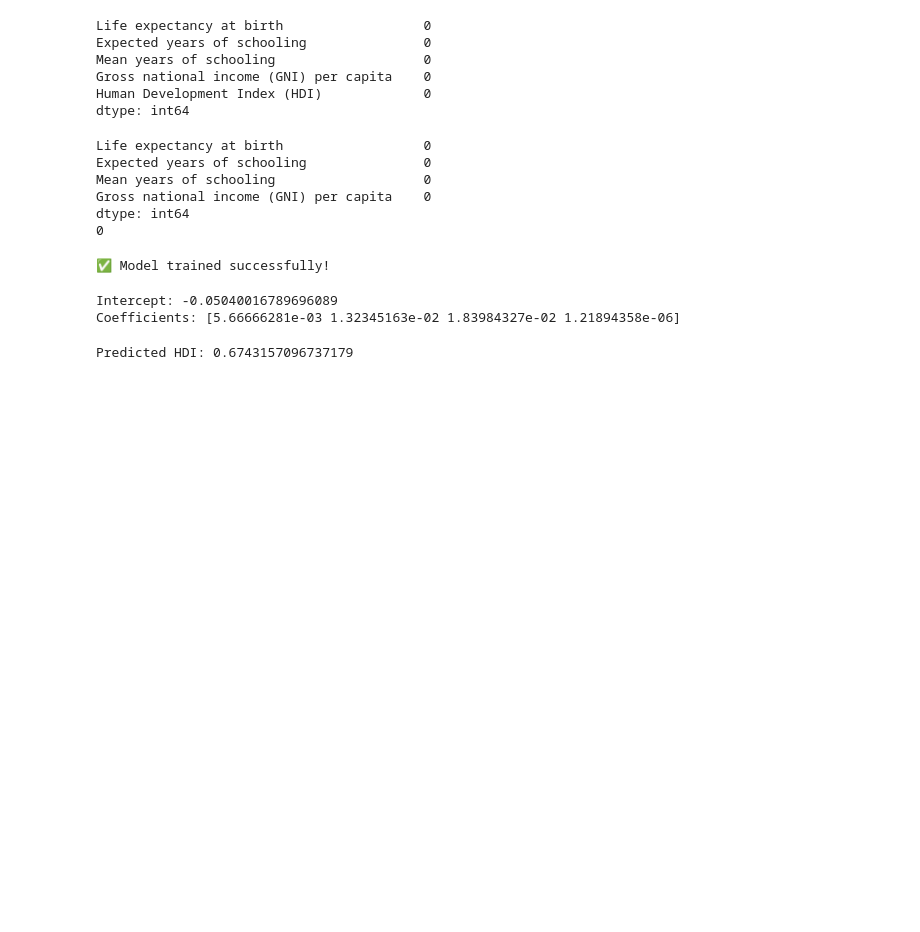
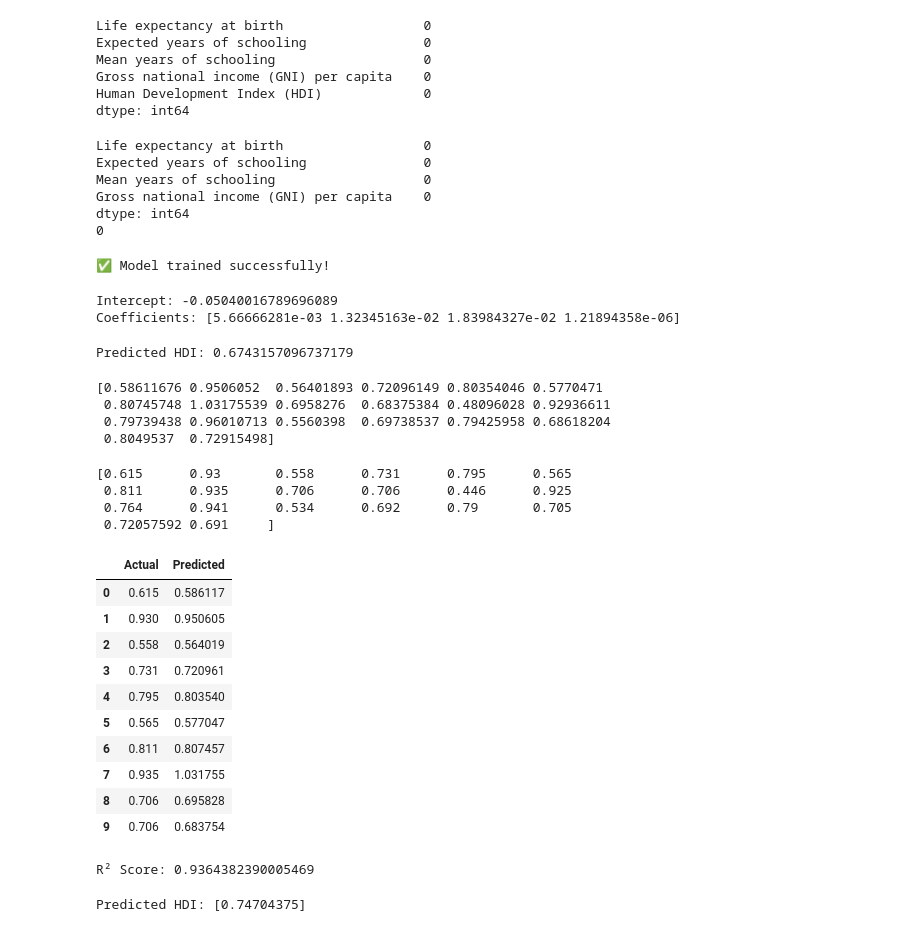
Before and after one commit to Krishnakamasani/A-Comprehensive-Measure-of-Well-Being, a Jupyter notebook: Training/HumDevIndex.ipynb, the cells around one changed output. Cells and saved outputs as stored; diff of their text form; code cells hidden in the pictures; blank space fills up the shorter version.

Commit message:
Completed Epic 6 - Predicted HDI values and evaluated model

```diff
--- a/Training/HumDevIndex.ipynb
+++ b/Training/HumDevIndex.ipynb
@@ -1015,3 +1015,58 @@ prediction = reg.predict(sample)
 print("Predicted HDI:", prediction[0])
 # %% [output]
 Predicted HDI: 0.6743157096737179
+# %%
+y_pred = reg.predict(X_test)
+# %%
+print(y_pred)
+# %% [output]
+[0.58611676 0.9506052  0.56401893 0.72096149 0.80354046 0.5770471
+ 0.80745748 1.03175539 0.6958276  0.68375384 0.48096028 0.92936611
+ 0.79739438 0.96010713 0.5560398  0.69738537 0.79425958 0.68618204
+ 0.8049537  0.72915498]
+# %%
+print(Y_test.values)
+# %% [output]
+[0.615      0.93       0.558      0.731      0.795      0.565
+ 0.811      0.935      0.706      0.706      0.446      0.925
+ 0.764      0.941      0.534      0.692      0.79       0.705
+ 0.72057592 0.691     ]
+# %%
+import pandas as pd
+
+comparison = pd.DataFrame({
+    "Actual": Y_test.values,
+    "Predicted": y_pred
+})
+
+comparison.head(10)
+# %% [output]
+|  | Actual | Predicted |
+| 0 | 0.615 | 0.586117 |
+| 1 | 0.930 | 0.950605 |
+| 2 | 0.558 | 0.564019 |
+| 3 | 0.731 | 0.720961 |
+| 4 | 0.795 | 0.803540 |
+| 5 | 0.565 | 0.577047 |
+| 6 | 0.811 | 0.807457 |
+| 7 | 0.935 | 1.031755 |
+| 8 | 0.706 | 0.695828 |
+| 9 | 0.706 | 0.683754 |
+# %%
+#calculate R-squared value
+from sklearn.metrics import r2_score
+
+score = r2_score(Y_test, y_pred)
+
+print("R² Score:", score)
+# %% [output]
+R² Score: 0.9364382390005469
+# %%
+#optional
+sample = [[72, 13.5, 9.8, 25000]]
+
+prediction = reg.predict(sample)
+
+print("Predicted HDI:", prediction)
+# %% [output]
+Predicted HDI: [0.74704375]
```
